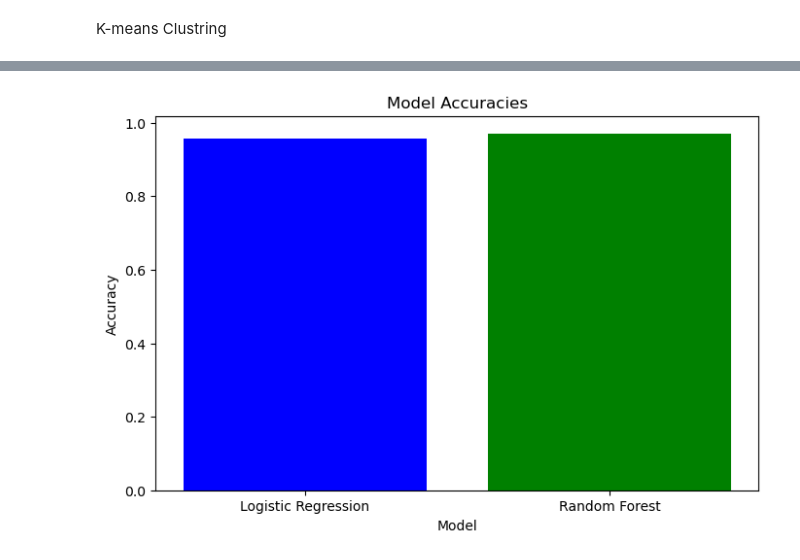
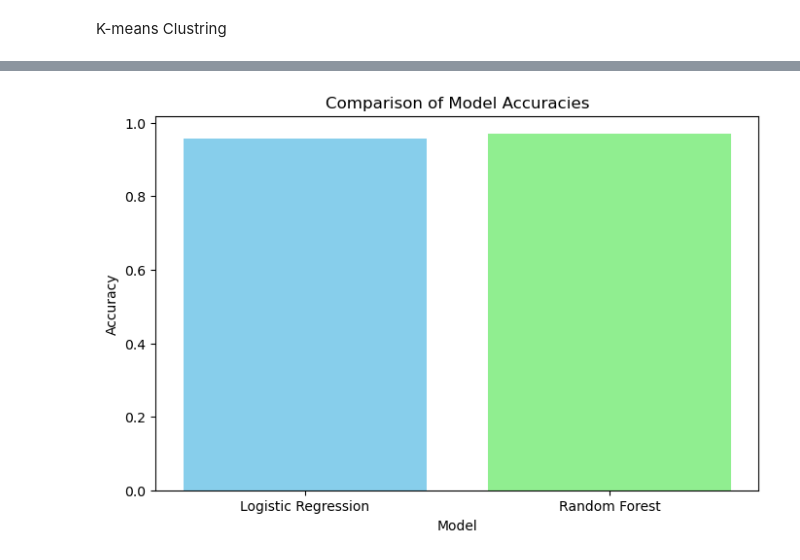
Before and after one commit to jagadabhijaswanth132/Diabetic-prediction-using-multiple-machine-learning-algorithms, a Jupyter notebook: Diabetic_prediction_using_multiple_machine_learning_algorithms.ipynb, the cells around one changed output, grey strips where cells are left out. Cells and saved outputs as stored; diff of their text form; code cells hidden in the pictures.

```diff
--- a/Diabetic_prediction_using_multiple_machine_learning_algorithms.ipynb
+++ b/Diabetic_prediction_using_multiple_machine_learning_algorithms.ipynb
@@ -389,16 +391,16 @@ plt.show()
 # %%
 # Model names and their respective accuracies
 models = ['Logistic Regression', 'Random Forest']
 accuracies = [accuracy_lr, accuracy_rfc]
 
 # Plotting the accuracies
 import matplotlib.pyplot as plt
 
 plt.figure(figsize=(8, 5))
-plt.bar(models, accuracies, color=['blue', 'green'])
-plt.title('Model Accuracies')
+plt.bar(models, accuracies, color=['skyblue', 'lightgreen'])
+plt.title('Comparison of Model Accuracies')
 plt.xlabel('Model')
 plt.ylabel('Accuracy')
 plt.show()
 # %% [output]
-[figure, old version]
+[figure, new version]
```
Also changed, not shown: parts of 5 cells of this notebook.
